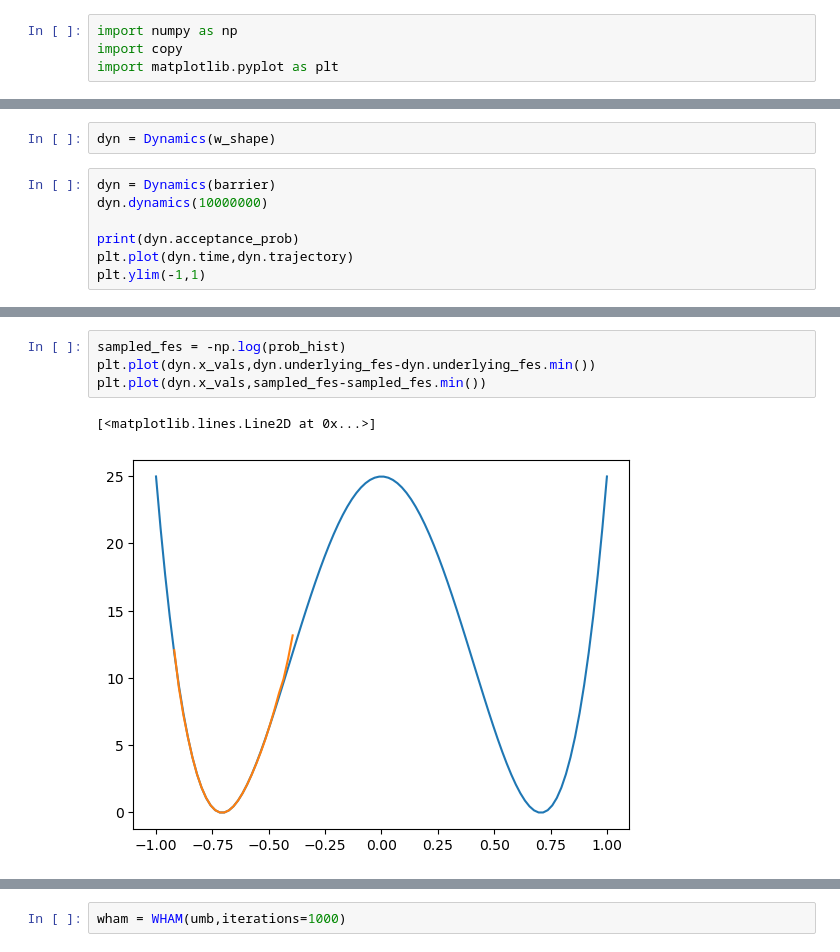
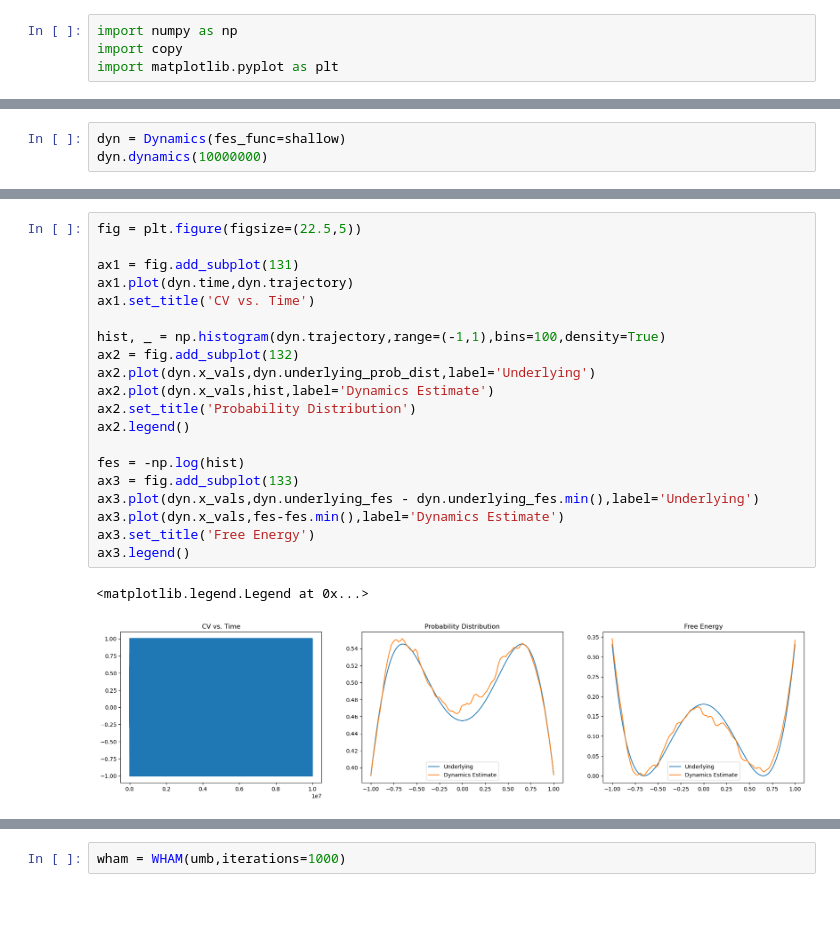
Before and after one commit to djbell01/phys_chem_fundamentals, a Jupyter notebook: WHAM.ipynb, the cells around one changed output, grey strips where cells are left out. Cells and saved outputs as stored; diff of their text form; blank space fills up the shorter version.

```diff
--- a/WHAM.ipynb
+++ b/WHAM.ipynb
@@ -131,11 +131,5 @@ class WHAM():
     def calc_G(self):
         self.G = -np.log(self.p)
 # %%
-dyn = Dynamics(w_shape)
+dyn = Dynamics(fes_func=shallow)
+dyn.dynamics(10000000)
-# %%
-dyn = Dynamics(barrier)
-dyn.dynamics(10000000)
-
-print(dyn.acceptance_prob)
-plt.plot(dyn.time,dyn.trajectory)
-plt.ylim(-1,1)
@@ -157,7 +136,23 @@ plt.legend()
-# %%
-sampled_fes = -np.log(prob_hist)
-plt.plot(dyn.x_vals,dyn.underlying_fes-dyn.underlying_fes.min())
-plt.plot(dyn.x_vals,sampled_fes-sampled_fes.min())
-# %% [output]
-[<matplotlib.lines.Line2D at 0x...>]
-[figure, removed]
+# %%
+fig = plt.figure(figsize=(22.5,5))
+
+ax1 = fig.add_subplot(131)
+ax1.plot(dyn.time,dyn.trajectory)
+ax1.set_title('CV vs. Time')
+
+hist, _ = np.histogram(dyn.trajectory,range=(-1,1),bins=100,density=True)
+ax2 = fig.add_subplot(132)
+ax2.plot(dyn.x_vals,dyn.underlying_prob_dist,label='Underlying')
+ax2.plot(dyn.x_vals,hist,label='Dynamics Estimate')
+ax2.set_title('Probability Distribution')
+ax2.legend()
+
+fes = -np.log(hist)
+ax3 = fig.add_subplot(133)
+ax3.plot(dyn.x_vals,dyn.underlying_fes - dyn.underlying_fes.min(),label='Underlying')
+ax3.plot(dyn.x_vals,fes-fes.min(),label='Dynamics Estimate')
+ax3.set_title('Free Energy')
+ax3.legend()
+# %% [output]
+<matplotlib.legend.Legend at 0x...>
+[figure, added]
```
Also changed, not shown: parts of 11 cells of this notebook.
